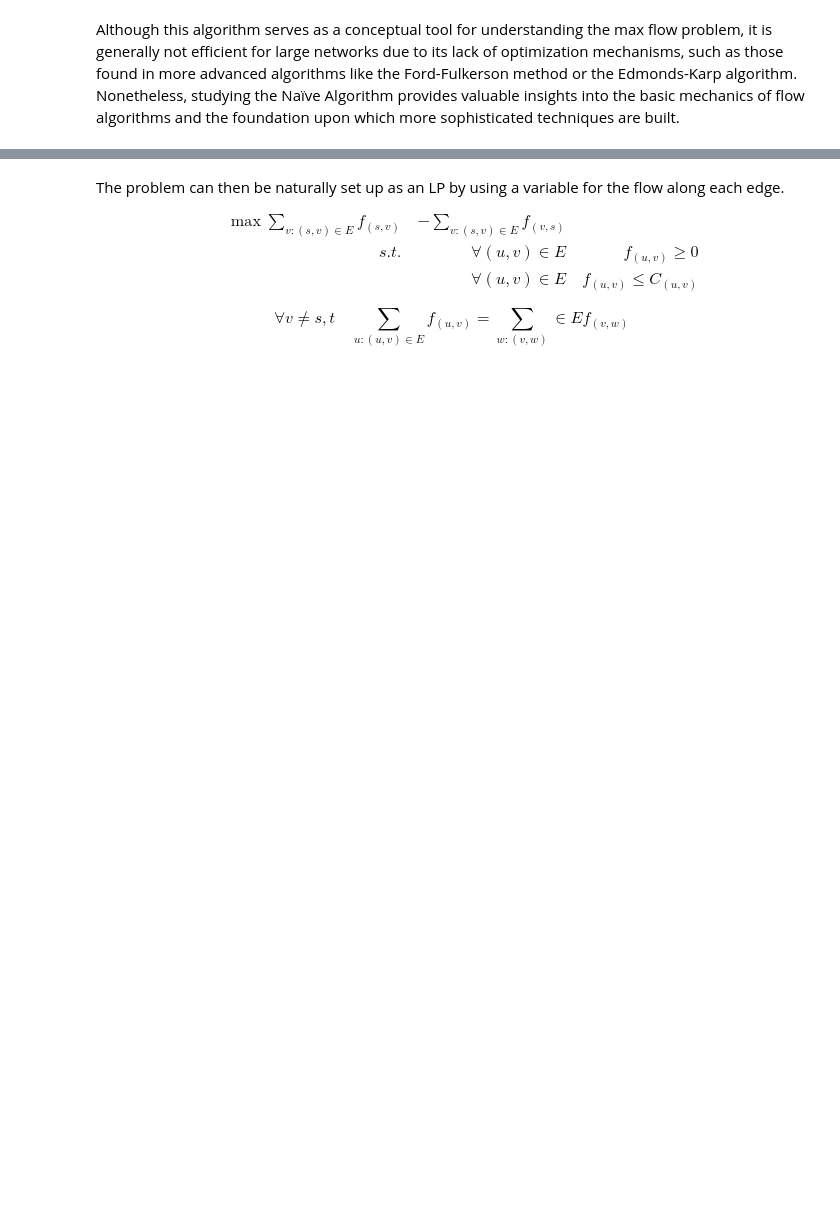
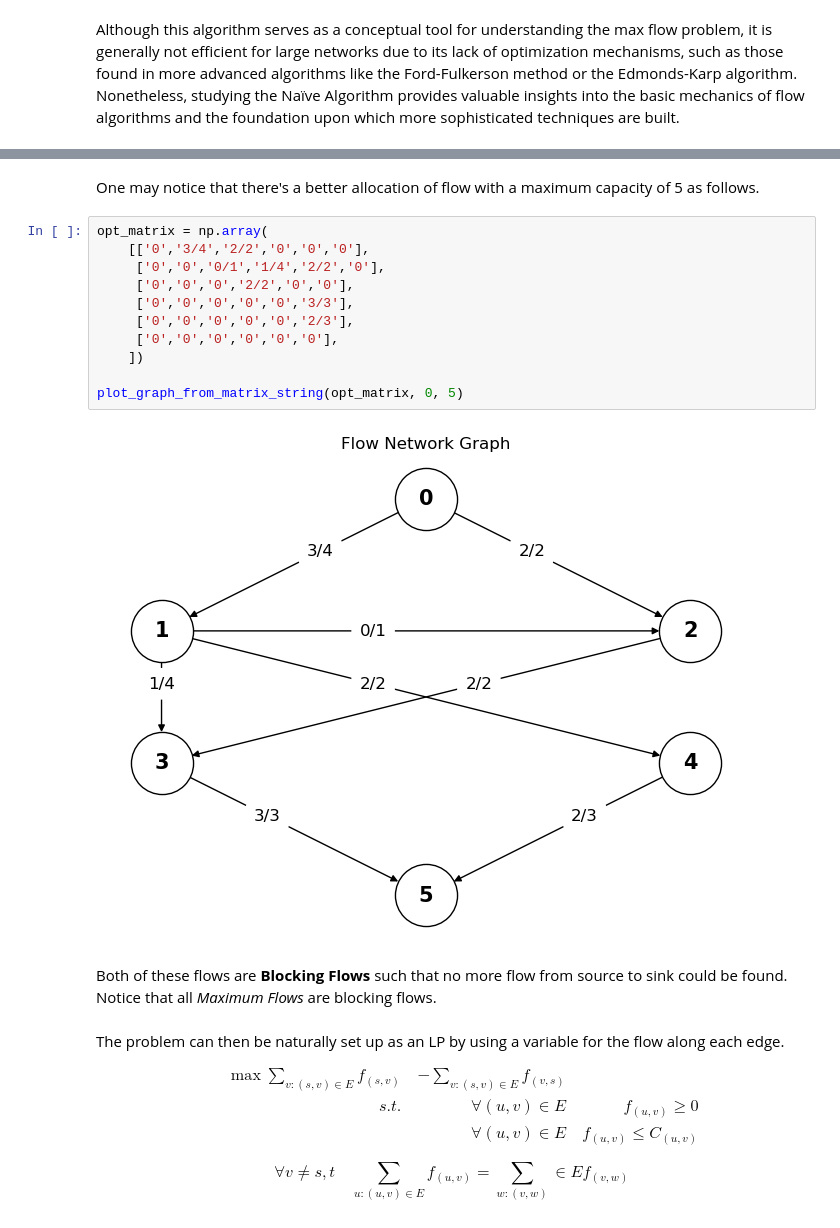
Before and after one commit to Qifei-C/Optz, a Jupyter notebook: maxFlow/NaiveAlgo.ipynb, the cells around one changed output, grey strips where cells are left out. Cells and saved outputs as stored; diff of their text form; blank space fills up the shorter version.

```diff
--- a/maxFlow/NaiveAlgo.ipynb
+++ b/maxFlow/NaiveAlgo.ipynb
@@ -118,3 +209,20 @@ Although this algorithm serves as a conceptual tool for understanding the max fl
+# %% [markdown]
+One may notice that there's a better allocation of flow with a maximum capacity of 5 as follows.
+# %%
+opt_matrix = np.array(
+    [['0','3/4','2/2','0','0','0'],
+     ['0','0','0/1','1/4','2/2','0'],
+     ['0','0','0','2/2','0','0'],
+     ['0','0','0','0','0','3/3'],
+     ['0','0','0','0','0','2/3'],
+     ['0','0','0','0','0','0'],
+    ])
+
+plot_graph_from_matrix_string(opt_matrix, 0, 5)
+# %% [output]
+[figure, added]
+# %% [markdown]
+Both of these flows are **Blocking Flows** such that no more flow from source to sink could be found. Notice that all *Maximum Flows* are blocking flows.
 # %% [markdown]
 The problem can then be naturally set up as an LP by using a variable for the flow along each edge.
 
```
Also changed, not shown: parts of 10 cells of this notebook, 1 other file.
